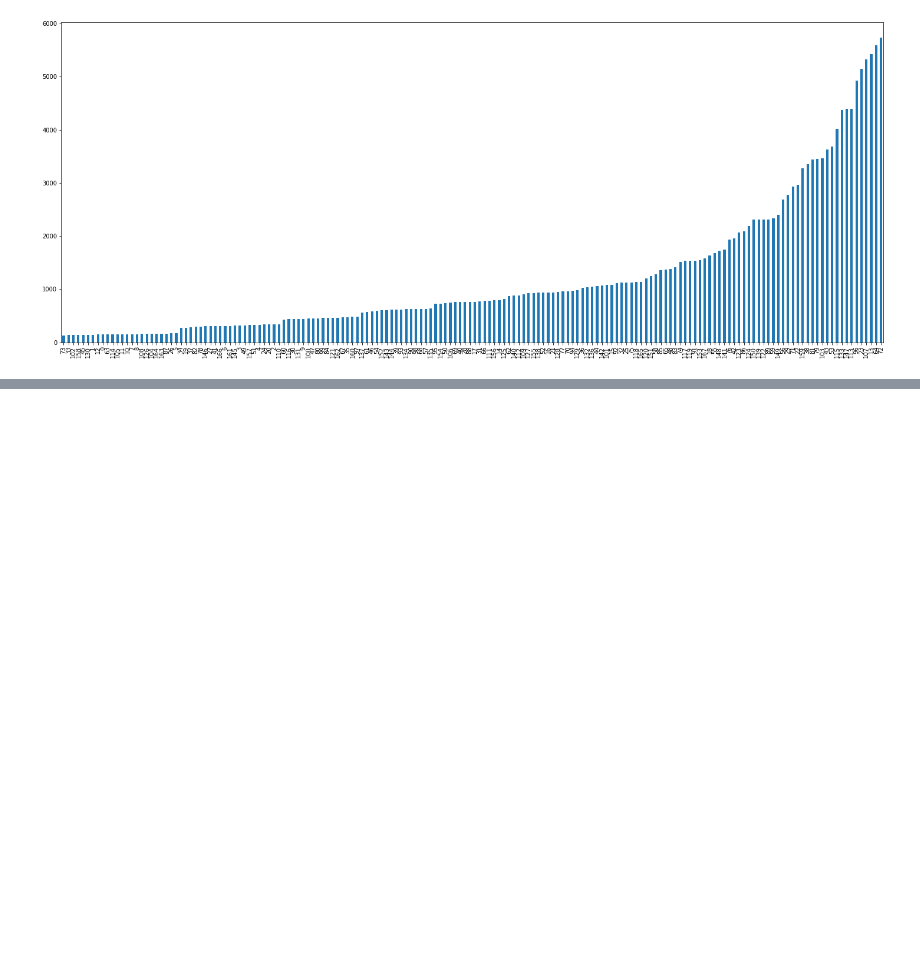
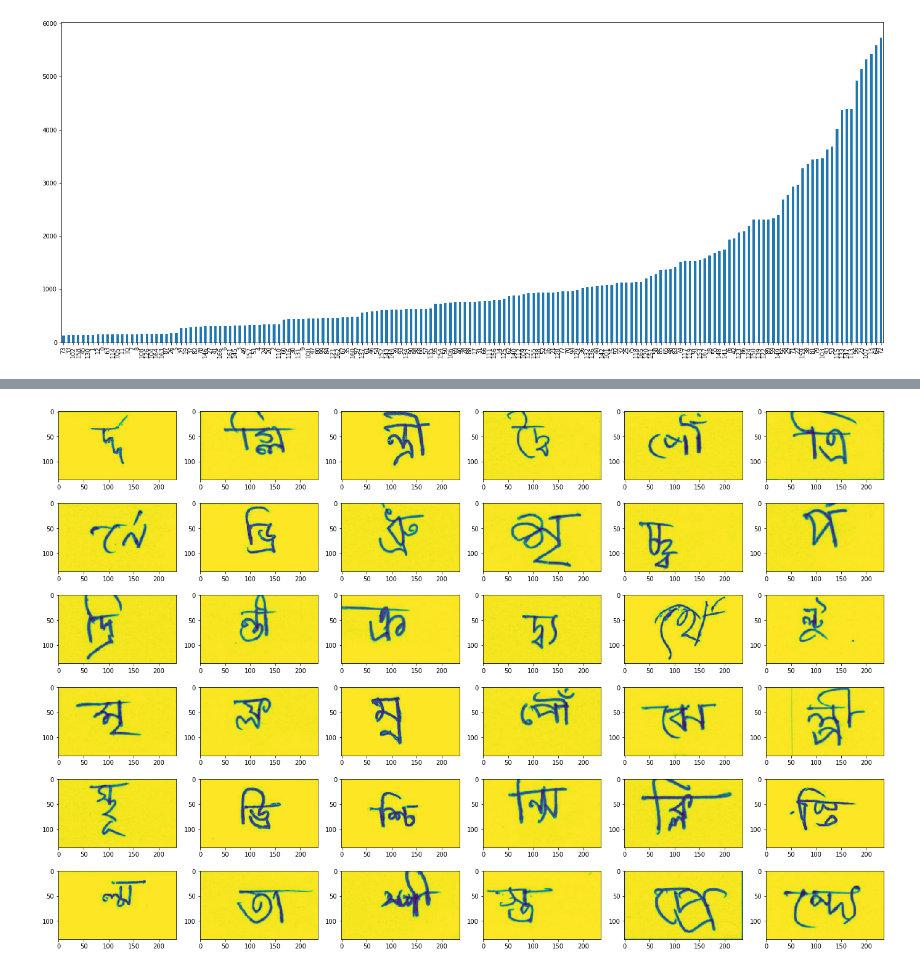
Before and after one commit to mqcmd196/KKB-kaggle, a Jupyter notebook: bengaliai-cv19/notebooks/data_analysis.ipynb, the cells around one changed output, grey strips where cells are left out. Drawn from its saved outputs; the diff is of its cells as text; code cells hidden in the pictures; blank space fills up the shorter version.

Commit message:
画像のcrop+resize, PyTorchのDatasetクラス　を実装

```diff
--- a/bengaliai-cv19/notebooks/data_analysis.ipynb
+++ b/bengaliai-cv19/notebooks/data_analysis.ipynb
@@ -145,3 +145,10 @@ root_df.sort_values(by=['count'])['count'].plot(kind='bar', figsize=(25,10))
 # %% [output]
 <matplotlib.axes._subplots.AxesSubplot at 0x...>
 [figure]
+# %%
+# 目標： parquetファイルから画像を取り込み、PyTorchのDatasetクラスとしてモデルに入れられるようにする
+
+# parquetファイルから取り込んで、train_dfに結合する
+# 全train_dataをいっぺんに扱うとメモリを圧迫するため、train_image_data_1.parquetのデータのみとりあえず扱う
+
+train_df_with_img = pd.merge(pd.read_parquet(dataset_dir + '/train_image_data_1.parquet'), train_df, on='image_id').drop(['image_id'], axis=1)
@@ -147,0 +166,17 @@ root_df.sort_values(by=['count'])['count'].plot(kind='bar', figsize=(25,10))
+# %%
+HEIGHT = 137
+WIDTH = 236
+
+X_train = train_df_with_img.drop(columns=['grapheme_root', 'vowel_diacritic', 'consonant_diacritic', 'grapheme'])
+
+# 元画像を表示
+# ピクセル値が255に近いほど黄色、0に近いほど濃色
+fig, ax = plt.subplots(nrows=6, ncols=6, figsize=(24, 16))
+count=0
+for row in ax:
+    for col in row:
+        col.imshow(X_train.iloc[[count]].values.reshape(HEIGHT, WIDTH))
+        count += 1
+plt.show()
+# %% [output]
+[figure, added]
```
Also changed, not shown: parts of 17 cells of this notebook.
